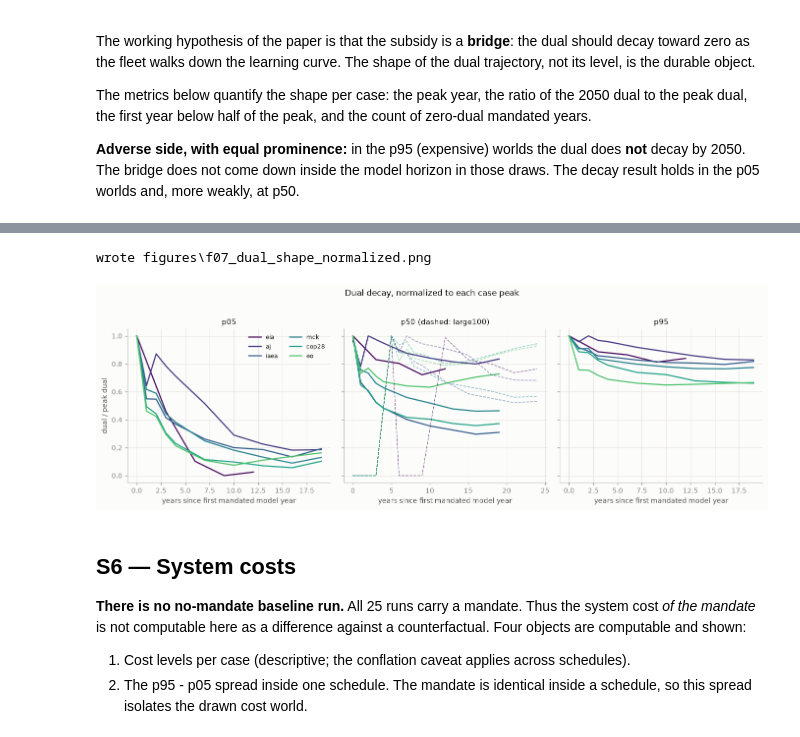
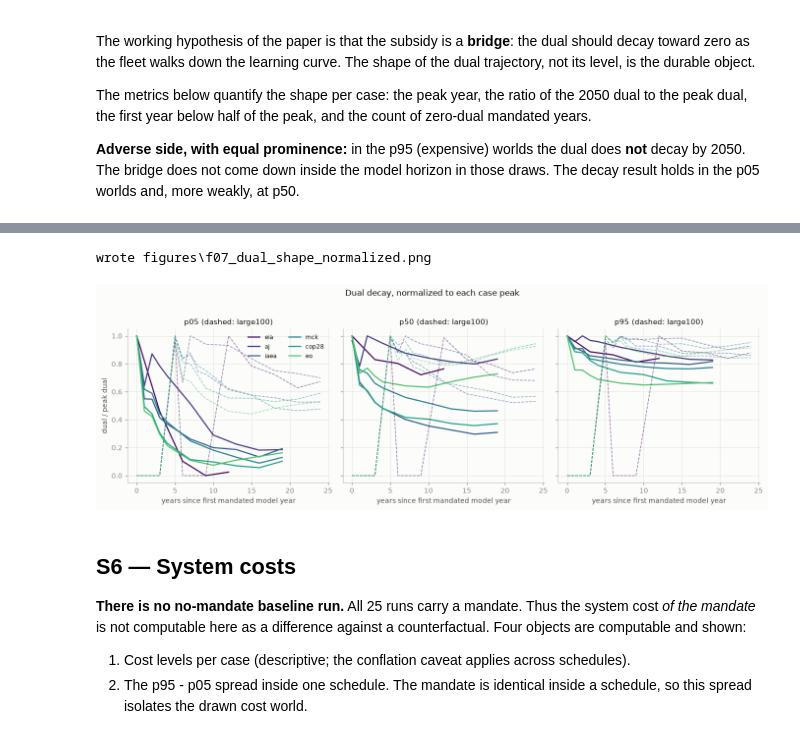
Before and after one commit to Ethan-s-PhD/ReEDS-nuclear-learning, a Jupyter notebook: z-ethan/step3_analysis/step3_analysis.ipynb, the cells around one changed output, grey strips where cells are left out. Drawn from its saved outputs; the diff is of its cells as text; code cells hidden in the pictures.

```diff
--- a/z-ethan/step3_analysis/step3_analysis.ipynb
+++ b/z-ethan/step3_analysis/step3_analysis.ipynb
@@ -397,8 +421,12 @@ for s in SCHEDULES:
     o = {p: OBJ[f"smr100_{s}_{p}"] for p in ("p05", "p50", "p95")}
     rows.append(dict(schedule=s, **{k: f"{v:.4e}" for k, v in o.items()},
                      ordered=bool(o["p05"] <= o["p50"] <= o["p95"])))
+for s in SCHEDULES:
+    o = {p: OBJ[f"large100_{s}_{p}"] for p in ("p05", "p50", "p95")}
+    rows.append(dict(schedule=f"{s} (large)", **{k: f"{v:.4e}" for k, v in o.items()},
+                     ordered=bool(o["p05"] <= o["p50"] <= o["p95"])))
 obj_tbl = pd.DataFrame(rows)
 assert obj_tbl["ordered"].all(), obj_tbl
 print(obj_tbl.to_string(index=False))
-print("objective is ordered p05 <= p50 <= p95 in all six schedules.")
+print("objective is ordered p05 <= p50 <= p95 in all six schedules, both families.")
 # %% [output]
@@ -463,7 +500,8 @@ large100_cop28_p50 2029     97000.0 97918.9     918.9            1.009
 # %%
 # ---- f02: binding-state heatmap ------------------------------------------------------
 CASE_ORDER = ([f"smr100_{s}_{p}" for s in SCHEDULES for p in ("p05", "p50", "p95")]
-              + ["smr100_eia_p50_eq"] + [f"large100_{s}_p50" for s in SCHEDULES])
+              + ["smr100_eia_p50_eq"]
+              + [f"large100_{s}_{p}" for s in SCHEDULES for p in ("p05", "p50", "p95")])
 assert set(CASE_ORDER) == set(CASES)
 myears = [t for t in YEARS_RUN if t >= 2023]
 STATE = {"not mandated": 0, "satisfied, near-zero dual": 1, "clearly slack": 2, "binding": 3}
@@ -481,7 +519,7 @@ for i, c in enumerate(CASE_ORDER):
         else:
             Z[i, j] = STATE["satisfied, near-zero dual"]
 cmap = mpl.colors.ListedColormap([SURFACE, "#b8cbe4", "#eb6834", "#27506e"])
-fig, ax = plt.subplots(figsize=(9, 8.5))
+fig, ax = plt.subplots(figsize=(9, 11.5))
 ax.pcolormesh(np.arange(len(myears) + 1), np.arange(len(CASE_ORDER) + 1), Z,
               cmap=cmap, vmin=-0.5, vmax=3.5, edgecolors=SURFACE, linewidth=2)
 for i, c in enumerate(CASE_ORDER):        # annotate slack cells with overbuild ratio
@@ -697,10 +742,14 @@ for p in ("p05", "p50", "p95"):
             PCT_STYLE[p].items() if k != "ls"}, ls=PCT_STYLE[p]["ls"])
     ax.annotate(p, (xs[-1], ys[-1]), xytext=(6, 0), textcoords="offset points",
                 color=COL["smr"], alpha=PCT_STYLE[p]["alpha"], fontsize=8.5, va="center")
-ys_l = [t03i.loc[f"large100_{s}_p50", "mean_binding_dual_2024_kWyr"] for s in SCHEDULES]
-ax.plot(xs, ys_l, marker="s", ms=5, color=COL["large"], lw=1.4, ls="--")
-ax.annotate("large100 p50", (xs[-1], ys_l[-1]), xytext=(6, 0),
-            textcoords="offset points", color=COL["large"], fontsize=8.5, va="center")
+for p in ("p05", "p50", "p95"):
+    ys_l = [t03i.loc[f"large100_{s}_{p}", "mean_binding_dual_2024_kWyr"]
+            for s in SCHEDULES]
+    ax.plot(xs, ys_l, marker="s", ms=4, color=COL["large"], ls="--",
+            lw=PCT_STYLE[p]["lw"] * 0.8, alpha=PCT_STYLE[p]["alpha"])
+    ax.annotate(f"large {p}", (xs[-1], ys_l[-1]), xytext=(6, 0),
+                textcoords="offset points", color=COL["large"], fontsize=8,
+                va="center", alpha=PCT_STYLE[p]["alpha"])
 for s in SCHEDULES:
     ax.annotate(s, (SCHED_GW[s], ax.get_ylim()[0]), xytext=(0, 4),
                 textcoords="offset points", ha="center", fontsize=7.5, color=FAINT)
@@ -778,36 +896,37 @@ large100_cop28_p50       2031           0.94                         NaN
 # %%
 # ---- f07: normalized decay curves -------------------------------------------------------
 fig, axes = plt.subplots(1, 3, figsize=(12.5, 4), sharey=True)
 for k, p in enumerate(("p05", "p50", "p95")):
     ax = axes[k]
     for s in SCHEDULES:
         c = f"smr100_{s}_{p}"
         d = DUALS[(DUALS["case"] == c) & DUALS["mandated"]].set_index("t").sort_index()
         peak = d["dual_2004_MWyr"].max()
         if peak <= 1.0:
             continue
         x = d.index - d.index.min()
         ax.plot(x, d["dual_2004_MWyr"] / peak, color=SCHED_C[s], lw=1.6,
                 label=s if k == 0 else None)
-    if p == "p50":     # large100 comparators share the p50 panel, dashed
-        for s in SCHEDULES:
-            c = f"large100_{s}_p50"
-            d = DUALS[(DUALS["case"] == c) & DUALS["mandated"]].set_index("t").sort_index()
-            peak = d["dual_2004_MWyr"].max()
-            x = d.index - d.index.min()
-            ax.plot(x, d["dual_2004_MWyr"] / peak, color=SCHED_C[s], lw=1.0,
-                    ls="--", alpha=0.55)
-    ax.set_title(p + (" (dashed: large100)" if p == "p50" else ""))
+    for s in SCHEDULES:     # large100 comparators share each panel, dashed
+        c = f"large100_{s}_{p}"
+        d = DUALS[(DUALS["case"] == c) & DUALS["mandated"]].set_index("t").sort_index()
+        peak = d["dual_2004_MWyr"].max()
+        if peak <= 1.0:
+            continue
+        x = d.index - d.index.min()
+        ax.plot(x, d["dual_2004_MWyr"] / peak, color=SCHED_C[s], lw=1.0,
+                ls="--", alpha=0.55)
+    ax.set_title(p + " (dashed: large100)")
     ax.set_xlabel("years since first mandated model year")
 axes[0].set_ylabel("dual / peak dual")
 axes[0].legend(fontsize=8, ncols=2)
 fig.suptitle("Dual decay, normalized to each case peak", y=1.03)
 fig.tight_layout()
 savefig(fig, "f07_dual_shape_normalized.png")
 plt.show()
 # %% [output]
 wrote figures\f07_dual_shape_normalized.png
-[figure, old version]
+[figure, new version]
 # %% [markdown]
 ## S6 — System costs
 
```
Also changed, not shown: parts of 30 cells of this notebook, 25 other files.
